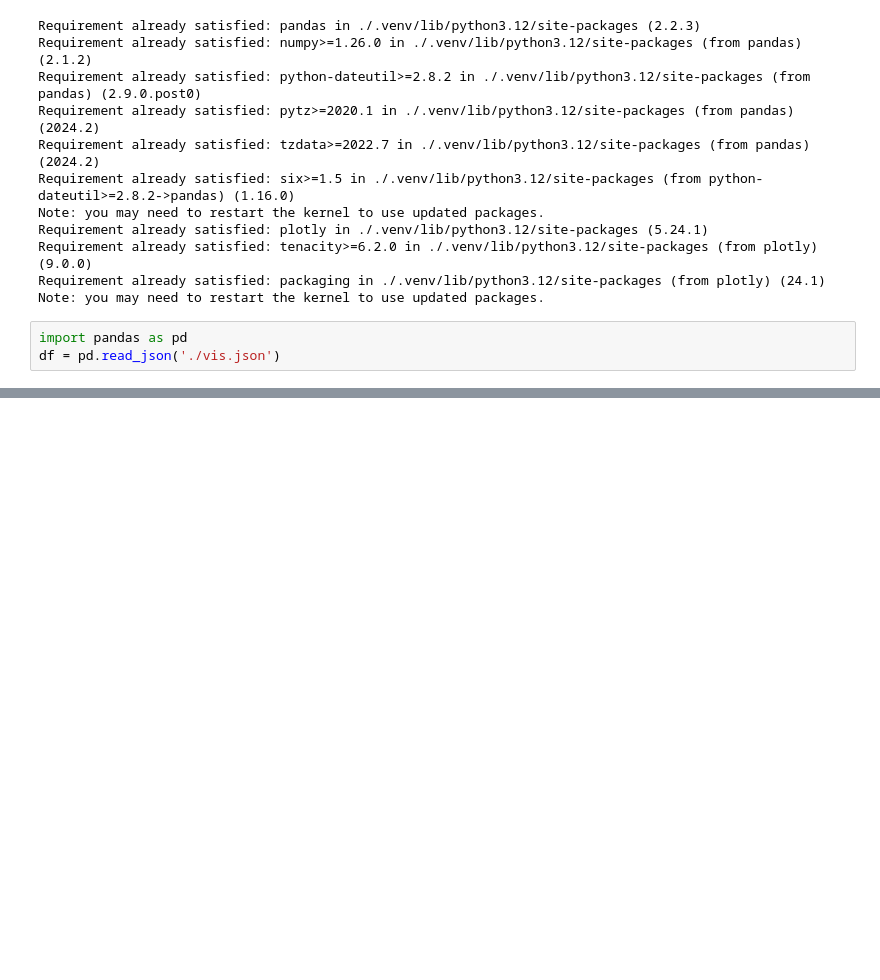
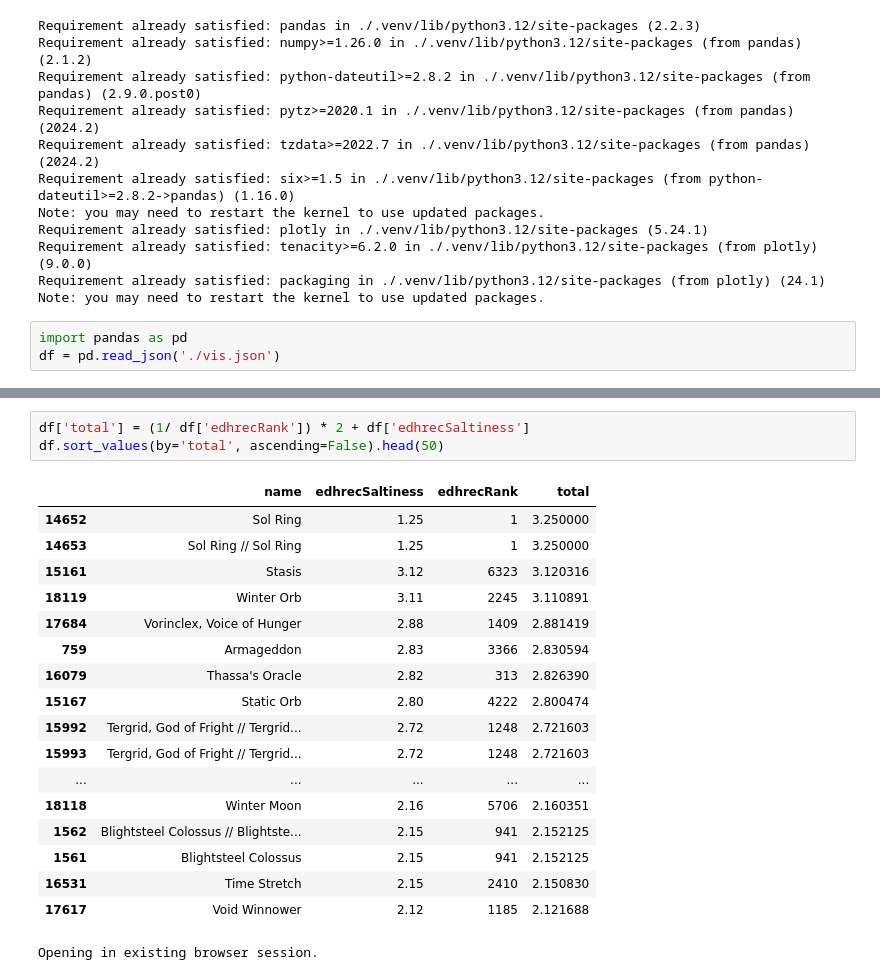
Before and after one commit to bobbywilson0/edh-salt-rank, a Jupyter notebook: notebook.ipynb, the cells around one changed output, grey strips where cells are left out. Cells and saved outputs as stored; diff of their text form; blank space fills up the shorter version.

Commit message:
use all top 10k edhrec rank cards

```diff
--- a/notebook.ipynb
+++ b/notebook.ipynb
@@ -30,0 +63,22 @@ Opening in existing browser session.
+# %%
+df['total'] = (1/ df['edhrecRank']) * 2 + df['edhrecSaltiness']
+df.sort_values(by='total', ascending=False).head(50)
+# %% [output]
+|  | name | edhrecSaltiness | edhrecRank | total |
+| 14652 | Sol Ring | 1.25 | 1 | 3.250000 |
+| 14653 | Sol Ring // Sol Ring | 1.25 | 1 | 3.250000 |
+| 15161 | Stasis | 3.12 | 6323 | 3.120316 |
+| 18119 | Winter Orb | 3.11 | 2245 | 3.110891 |
+| 17684 | Vorinclex, Voice of Hunger | 2.88 | 1409 | 2.881419 |
+| 759 | Armageddon | 2.83 | 3366 | 2.830594 |
+| 16079 | Thassa's Oracle | 2.82 | 313 | 2.826390 |
+| 15167 | Static Orb | 2.80 | 4222 | 2.800474 |
+| 15992 | Tergrid, God of Fright // Tergrid... | 2.72 | 1248 | 2.721603 |
+| 15993 | Tergrid, God of Fright // Tergrid... | 2.72 | 1248 | 2.721603 |
+| ... | ... | ... | ... | ... |
+| 18118 | Winter Moon | 2.16 | 5706 | 2.160351 |
+| 1562 | Blightsteel Colossus // Blightste... | 2.15 | 941 | 2.152125 |
+| 1561 | Blightsteel Colossus | 2.15 | 941 | 2.152125 |
+| 16531 | Time Stretch | 2.15 | 2410 | 2.150830 |
+| 17617 | Void Winnower | 2.12 | 1185 | 2.121688 |
+Opening in existing browser session.
```
Also changed, not shown: parts of 4 cells of this notebook, 1 other file.
